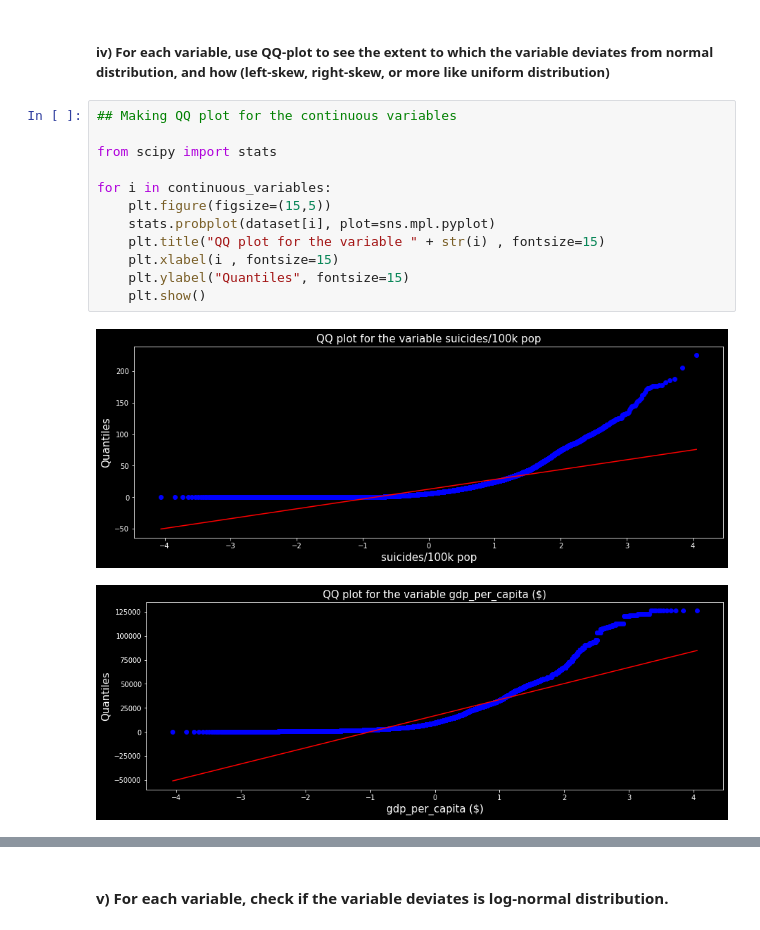
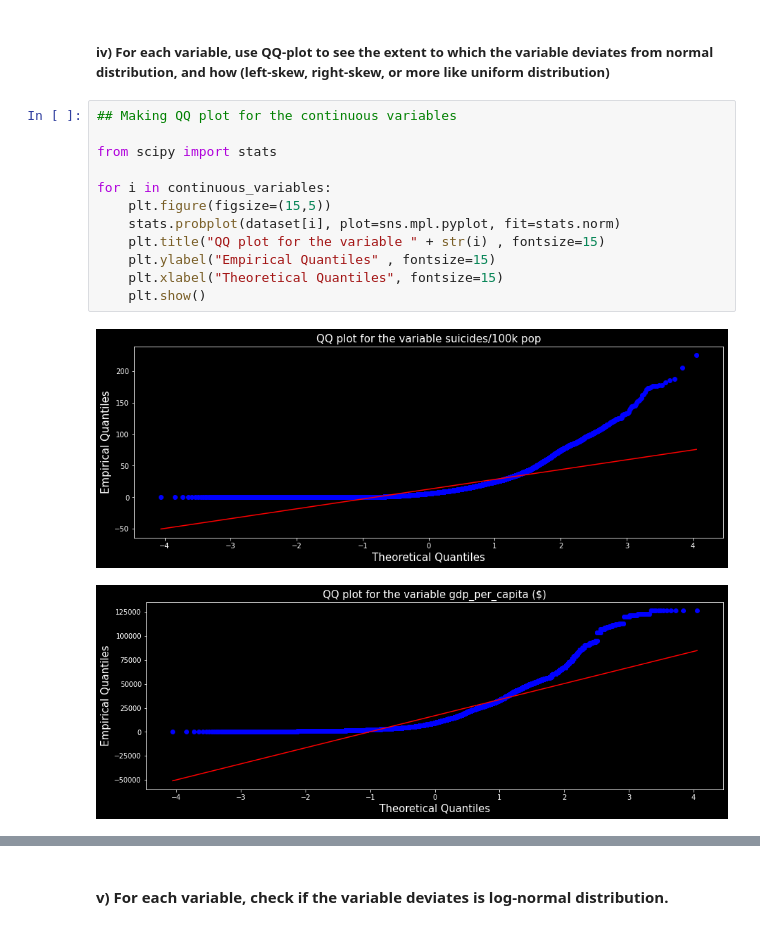
Before and after one commit to TheShiningVampire/DS203_Programming_Assignments, a Jupyter notebook: Assignment_2/18D070067.ipynb, the cells around one changed output, grey strips where cells are left out. Cells and saved outputs as stored; diff of their text form.

```diff
--- a/Assignment_2/18D070067.ipynb
+++ b/Assignment_2/18D070067.ipynb
@@ -431,15 +431,15 @@ Hence a bin size of 50 is the best choice for the histogram
 # %%
 ## Making QQ plot for the continuous variables
 
 from scipy import stats
 
 for i in continuous_variables:
     plt.figure(figsize=(15,5))
-    stats.probplot(dataset[i], plot=sns.mpl.pyplot)
+    stats.probplot(dataset[i], plot=sns.mpl.pyplot, fit=stats.norm)
     plt.title("QQ plot for the variable " + str(i) , fontsize=15)
-    plt.xlabel(i , fontsize=15)
-    plt.ylabel("Quantiles", fontsize=15)
+    plt.ylabel("Empirical Quantiles" , fontsize=15)
+    plt.xlabel("Theoretical Quantiles", fontsize=15)
     plt.show()
 # %% [output]
-[figure, old version]
+[figure, new version]
-[figure, old version]
+[figure, new version]
```
Also changed, not shown: parts of 11 cells of this notebook.
